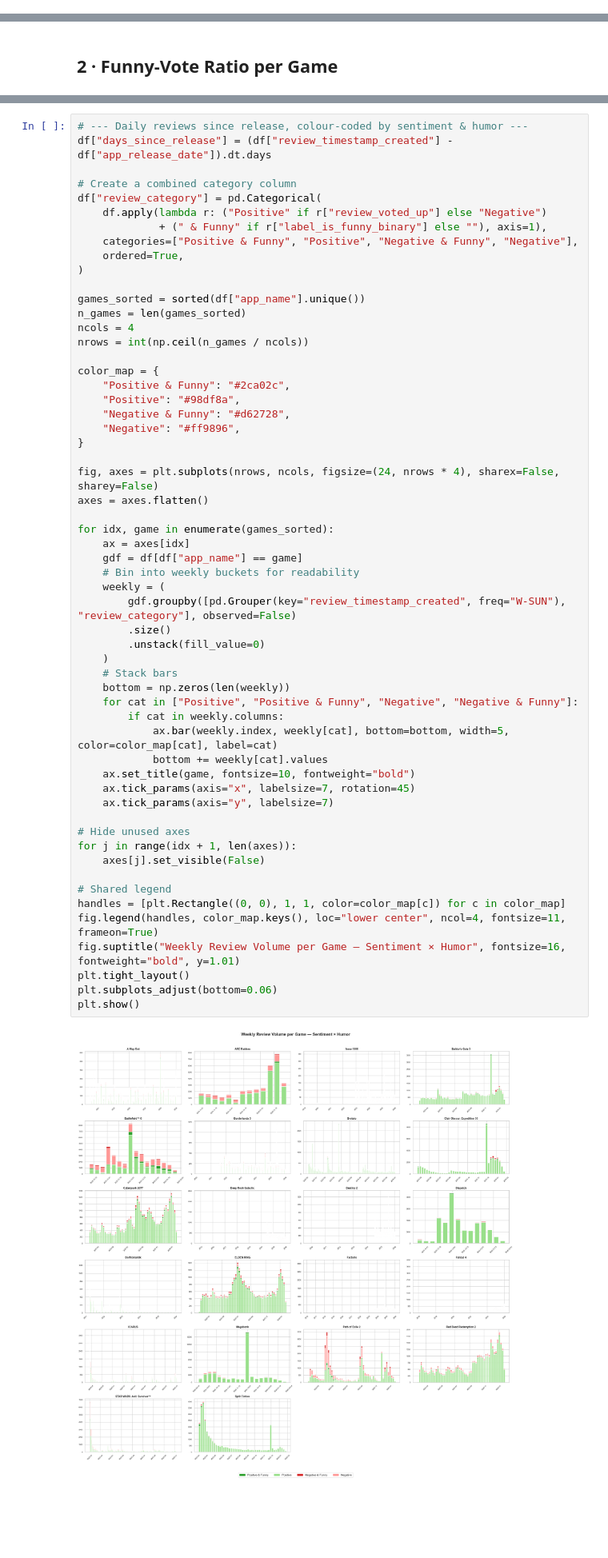
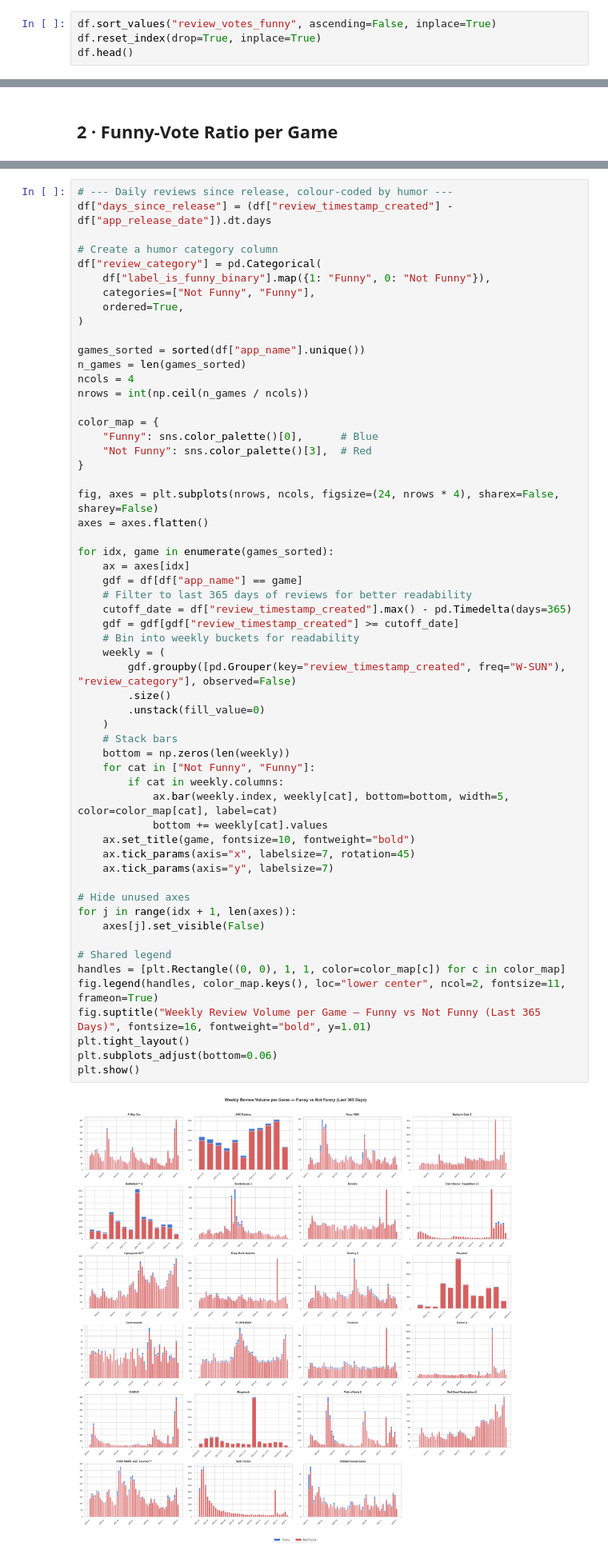
Before and after one commit to tdiepenb/steamReviewHumor, a Jupyter notebook: steam_review_humor/data_exporation.ipynb, the cells around one changed output, grey strips where cells are left out. Shown at 80% size. Cells and saved outputs as stored; diff of their text form; blank space fills up the shorter version.

```diff
--- a/steam_review_humor/data_exporation.ipynb
+++ b/steam_review_humor/data_exporation.ipynb
@@ -16,0 +17,4 @@ Dataset: 738,853 reviews  |  22 games  |  31 columns
+# %%
+df.sort_values("review_votes_funny", ascending=False, inplace=True)
+df.reset_index(drop=True, inplace=True)
+df.head()
@@ -63,12 +75,11 @@ Each subplot shows a game's daily review count, split by sentiment and humor.
 # %%
-# --- Daily reviews since release, colour-coded by sentiment & humor ---
+# --- Daily reviews since release, colour-coded by humor ---
 df["days_since_release"] = (df["review_timestamp_created"] - df["app_release_date"]).dt.days
 
-# Create a combined category column
+# Create a humor category column
 df["review_category"] = pd.Categorical(
-    df.apply(lambda r: ("Positive" if r["review_voted_up"] else "Negative")
-             + (" & Funny" if r["label_is_funny_binary"] else ""), axis=1),
-    categories=["Positive & Funny", "Positive", "Negative & Funny", "Negative"],
+    df["label_is_funny_binary"].map({1: "Funny", 0: "Not Funny"}),
+    categories=["Not Funny", "Funny"],
     ordered=True,
 )
 
@@ -78,47 +89,48 @@ ncols = 4
 nrows = int(np.ceil(n_games / ncols))
 
 color_map = {
-    "Positive & Funny": "#2ca02c",
-    "Positive": "#98df8a",
-    "Negative & Funny": "#d62728",
-    "Negative": "#ff9896",
+    "Funny": sns.color_palette()[0],      # Blue
+    "Not Funny": sns.color_palette()[3],  # Red
 }
 
 fig, axes = plt.subplots(nrows, ncols, figsize=(24, nrows * 4), sharex=False, sharey=False)
 axes = axes.flatten()
 
 for idx, game in enumerate(games_sorted):
     ax = axes[idx]
     gdf = df[df["app_name"] == game]
+    # Filter to last 365 days of reviews for better readability
+    cutoff_date = df["review_timestamp_created"].max() - pd.Timedelta(days=365)
+    gdf = gdf[gdf["review_timestamp_created"] >= cutoff_date]
     # Bin into weekly buckets for readability
     weekly = (
         gdf.groupby([pd.Grouper(key="review_timestamp_created", freq="W-SUN"), "review_category"], observed=False)
         .size()
         .unstack(fill_value=0)
     )
     # Stack bars
     bottom = np.zeros(len(weekly))
-    for cat in ["Positive", "Positive & Funny", "Negative", "Negative & Funny"]:
+    for cat in ["Not Funny", "Funny"]:
         if cat in weekly.columns:
             ax.bar(weekly.index, weekly[cat], bottom=bottom, width=5, color=color_map[cat], label=cat)
             bottom += weekly[cat].values
     ax.set_title(game, fontsize=10, fontweight="bold")
     ax.tick_params(axis="x", labelsize=7, rotation=45)
     ax.tick_params(axis="y", labelsize=7)
 
 # Hide unused axes
 for j in range(idx + 1, len(axes)):
     axes[j].set_visible(False)
 
 # Shared legend
 handles = [plt.Rectangle((0, 0), 1, 1, color=color_map[c]) for c in color_map]
-fig.legend(handles, color_map.keys(), loc="lower center", ncol=4, fontsize=11, frameon=True)
-fig.suptitle("Weekly Review Volume per Game — Sentiment × Humor", fontsize=16, fontweight="bold", y=1.01)
+fig.legend(handles, color_map.keys(), loc="lower center", ncol=2, fontsize=11, frameon=True)
+fig.suptitle("Weekly Review Volume per Game — Funny vs Not Funny (Last 365 Days)", fontsize=16, fontweight="bold", y=1.01)
 plt.tight_layout()
 plt.subplots_adjust(bottom=0.06)
 plt.show()
 # %% [output]
-[figure, old version]
+[figure, new version]
 # %% [markdown]
 ## 4 · Funny Reviews by Label Categories
 
```
Also changed, not shown: parts of 12 cells of this notebook, 3 other files.
